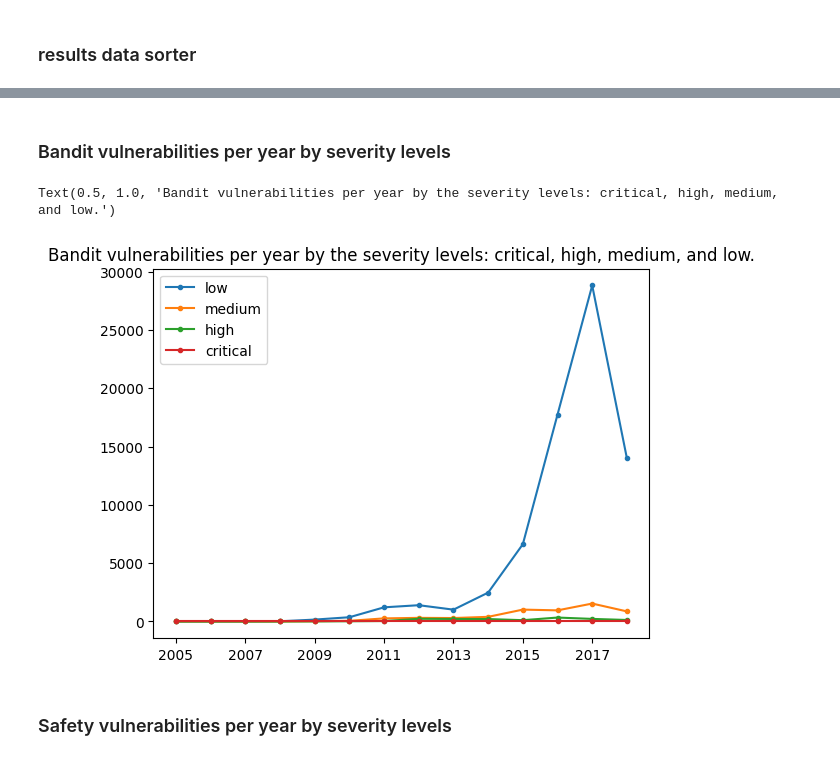
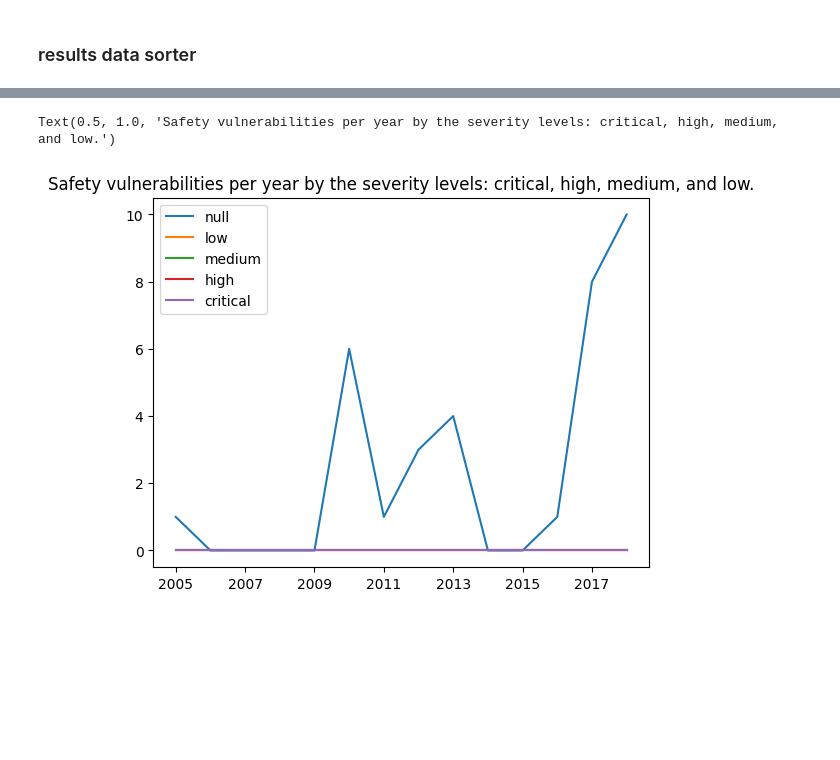
Before and after one commit to LJS1/SSS-2023-A2, a Jupyter notebook: code/graphs/security_plots.ipynb, the cells around one changed output, grey strips where cells are left out. Drawn from its saved outputs; the diff is of its cells as text; code cells hidden in the pictures; blank space fills up the shorter version.

```diff
--- a/code/graphs/security_plots.ipynb
+++ b/code/graphs/security_plots.ipynb
@@ -92,6 +101,5 @@ bandit_vuln_pkg_num
 with open('safety_results.json') as json_data:
     safety_data = json.load(json_data)
     json_data.close()
-safety_vuln_pkg_num, safety_null, safety_low, safety_medium, safety_high, safety_critical = yearly_vuln_plot(safety_data)
-safety_vuln_pkg_num
+safety_vuln_pkg_num, safety_null, safety_low, safety_medium, safety_high, safety_critical, safety_vulns_yearly = yearly_vuln_plot(safety_data)
 # %% [output]
@@ -103,13 +161,12 @@ safety_vuln_pkg_num
 # %%
-df = pd.DataFrame({
-#'packages': pkgs_per_year,
-'safety vulnerable': safety_vuln_pkg_num,
-#'bandit4mal vulnerable': bandit_vuln_pkg_num
-    }, index=years)
-lines = df.plot(style='.-')
-
-plt.title("Number of packages total & labeled as vulnerable by bandit and safety")
-plt.legend()
-plt.figure()
+    df = pd.DataFrame({
+    'packages': pkgs_per_year,
+    #'bandit4mal vulnerable': bandit_vulns_yearly, # use vuln_pkg_num for number of vulnerable packages
+    'safety vulnerabilities': safety_vulns_yearly
+        }, index=years)
+    lines = df.plot(style='.-')
+    plt.title("Number of detected vulnerabilities/packages per year. Bandit")
+    plt.legend()
+    plt.figure()
 # %% [output]
 <Figure size 640x480 with 0 Axes>
@@ -117,17 +174,15 @@ plt.figure()
 <Figure size 640x480 with 0 Axes>
-# %% [markdown]
-### Bandit vulnerabilities per year by severity levels
 # %%
-df = pd.DataFrame({
-"low": bandit_low,
-"medium": bandit_medium,
-"high": bandit_high,
-"critical": bandit_critical
-    }, index=years)
-lines = df.plot(style='.-')
-plt.title("Bandit vulnerabilities per year by the severity levels: critical, high, medium, and low.")
+    df = pd.DataFrame({
+    #'bandit4mal vulnerable': bandit_vuln_pkg_num,
+    'null': safety_null,
+    "low": safety_low,
+    "medium": safety_medium,
+    "high": safety_high,
+    "critical": safety_critical
+        }, index=years)
+    lines = df.plot.line()
+    plt.title("Safety vulnerabilities per year by the severity levels: critical, high, medium, and low.")
 # %% [output]
-Text(0.5, 1.0, 'Bandit vulnerabilities per year by the severity levels: critical, high, medium, and low.')
+Text(0.5, 1.0, 'Safety vulnerabilities per year by the severity levels: critical, high, medium, and low.')
-[figure, old version]
+[figure, new version]
-# %% [markdown]
-### Safety vulnerabilities per year by severity levels
```
Also changed, not shown: parts of 14 cells of this notebook.
